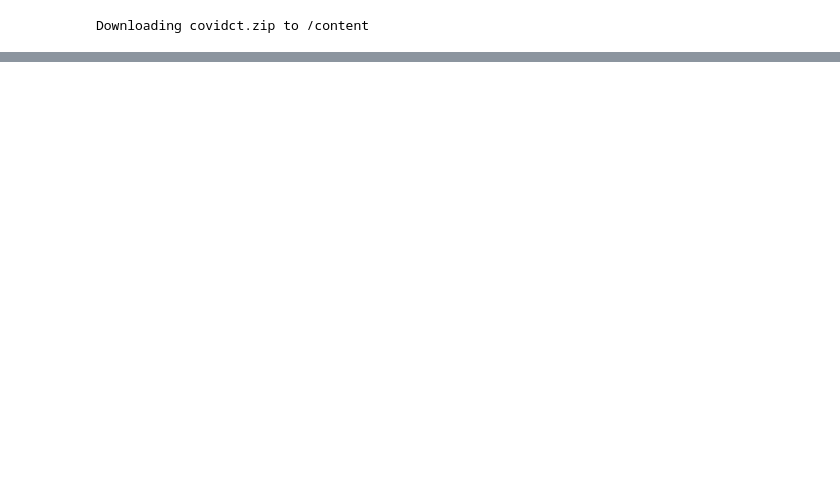
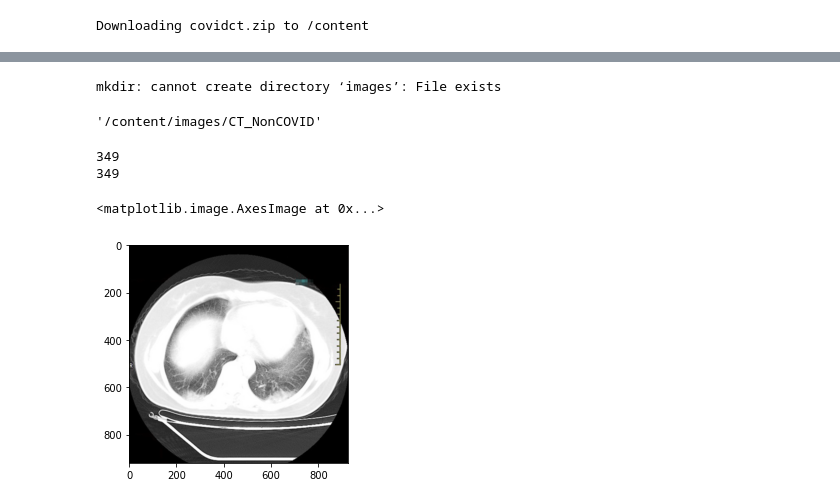
Before and after one commit to devshah21/Detecting-Covid-19-using-CT-scans, a Jupyter notebook: detecting_covid_from_CTscans.ipynb, the cells around one changed output, grey strips where cells are left out. Cells and saved outputs as stored; diff of their text form; code cells hidden in the pictures; blank space fills up the shorter version.

```diff
--- a/detecting_covid_from_CTscans.ipynb
+++ b/detecting_covid_from_CTscans.ipynb
@@ -74,0 +57,36 @@ Archive:  /content/covidct.zip
+# %%
+!mkdir images
+
+import shutil
+
+shutil.move("/content/CT_COVID", "/content/images/CT_COVID")
+shutil.move("/content/CT_NonCOVID", "/content/images/CT_NonCOVID")
+# %% [output]
+mkdir: cannot create directory ‘images’: File exists
+'/content/images/CT_NonCOVID'
+# %%
+import os
+
+covidfiles = os.path.join('/content/images/CT_COVID')
+noncovidfiles = os.path.join('/content/images/CT_COVID')
+print(len(os.listdir(covidfiles)))
+print(len(os.listdir(noncovidfiles)))
+# %% [output]
+349
+349
+# %%
+import glob
+
+
+covidimages = glob.glob(os.path.join(covidfiles, '*.png'))
+noncovidimages = glob.glob(os.path.join(noncovidfiles, '*png'))
+noncovidimages.extend(glob.glob(os.path.join(noncovidfiles,"*.jpg")))
+# %%
+import cv2
+import matplotlib.pyplot as plt
+
+covid = cv2.imread(os.path.join(covidimages[0]))
+plt.imshow(covid)
+# %% [output]
+<matplotlib.image.AxesImage at 0x...>
+[figure, added]
```
Also changed, not shown: parts of 7 cells of this notebook.
